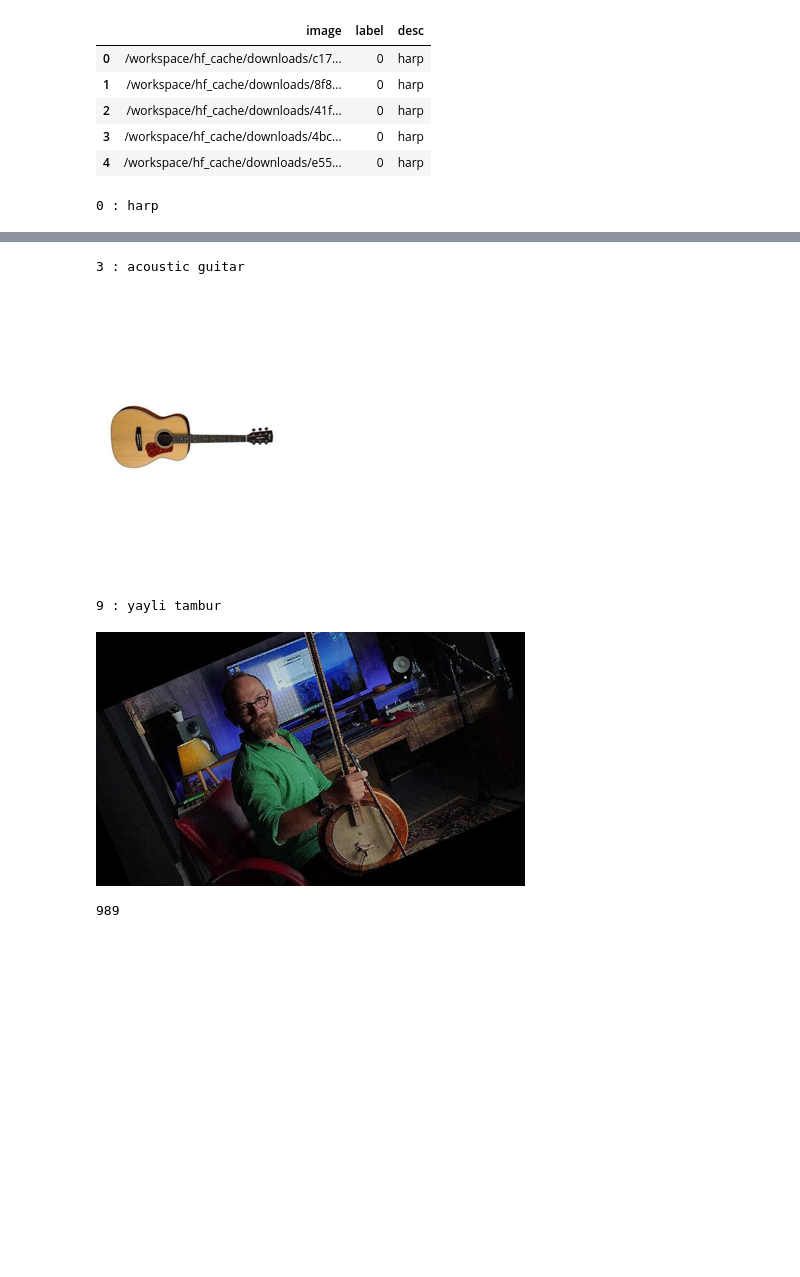
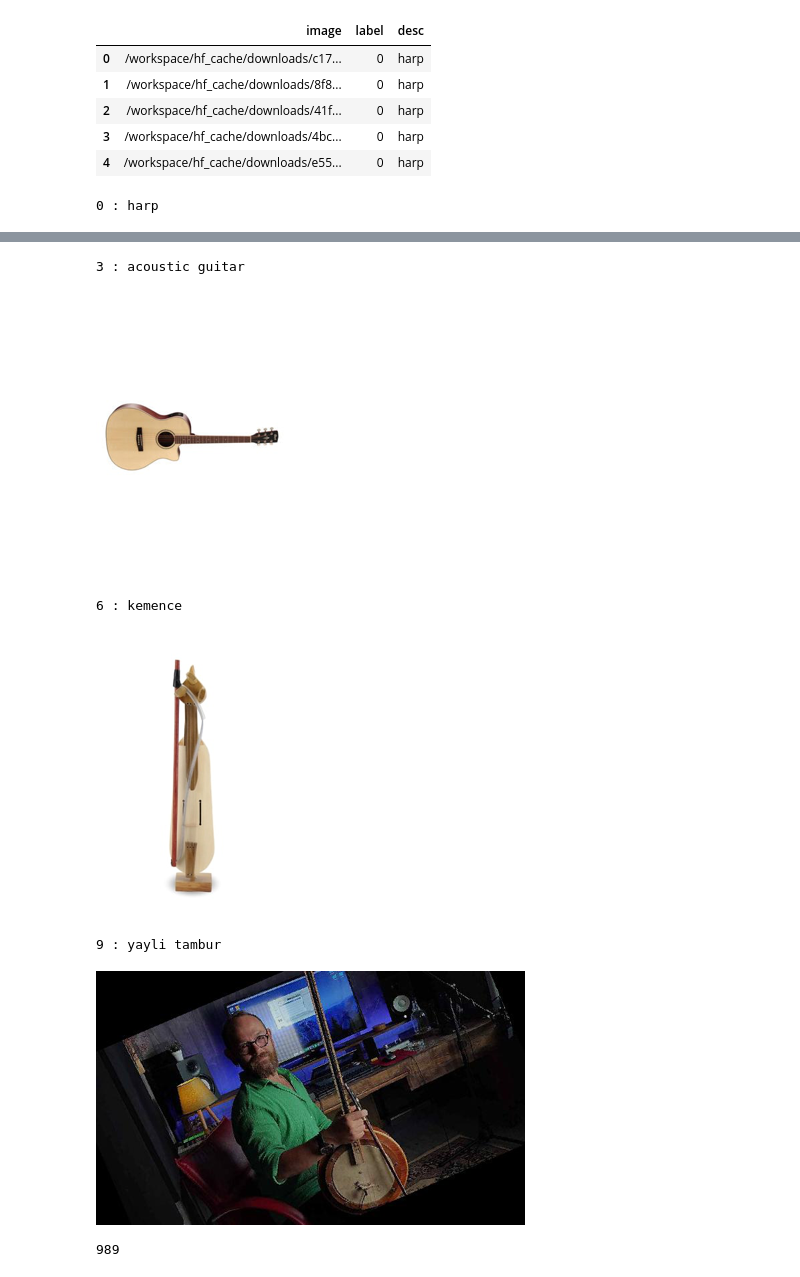
Before and after one commit to DanLucas1/image_classification, a Jupyter notebook: img_classification_instruments-model-upgrade.ipynb, the cells around one changed output, grey strips where cells are left out. Cells and saved outputs as stored; diff of their text form; code cells hidden in the pictures; blank space fills up the shorter version.

```diff
--- a/img_classification_instruments-model-upgrade.ipynb
+++ b/img_classification_instruments-model-upgrade.ipynb
@@ -82,21 +82,24 @@ df_clone.head()
 # %%
 # view the first image and label
 def img_check(i, scale):
     print(df_clone.label[i],':',df_clone.desc[i])
     img = PIL.Image.open(df_clone.image[i])
     img = img.resize((int(img.size[0]/(100/scale)), int(img.size[1]/(100/scale))))
     img.show()
 
 img_check(0, 33)
-img_check(345, 67)
+img_check(333, 67)
+img_check(666, 67)
 img_check(999, 67)
 # %% [output]
 0 : harp
 [figure]
 3 : acoustic guitar
-[figure, old version]
+[figure, new version]
-9 : yayli tambur
+6 : kemence
-[figure, old version]
+[figure, new version]
+9 : yayli tambur
+[figure, added]
 # %%
 # isolate RGB images for pre processing
 dataset_RGB = dataset.filter(lambda x: x['image'].dim() == 3)
```
Also changed, not shown: parts of 23 cells of this notebook.
